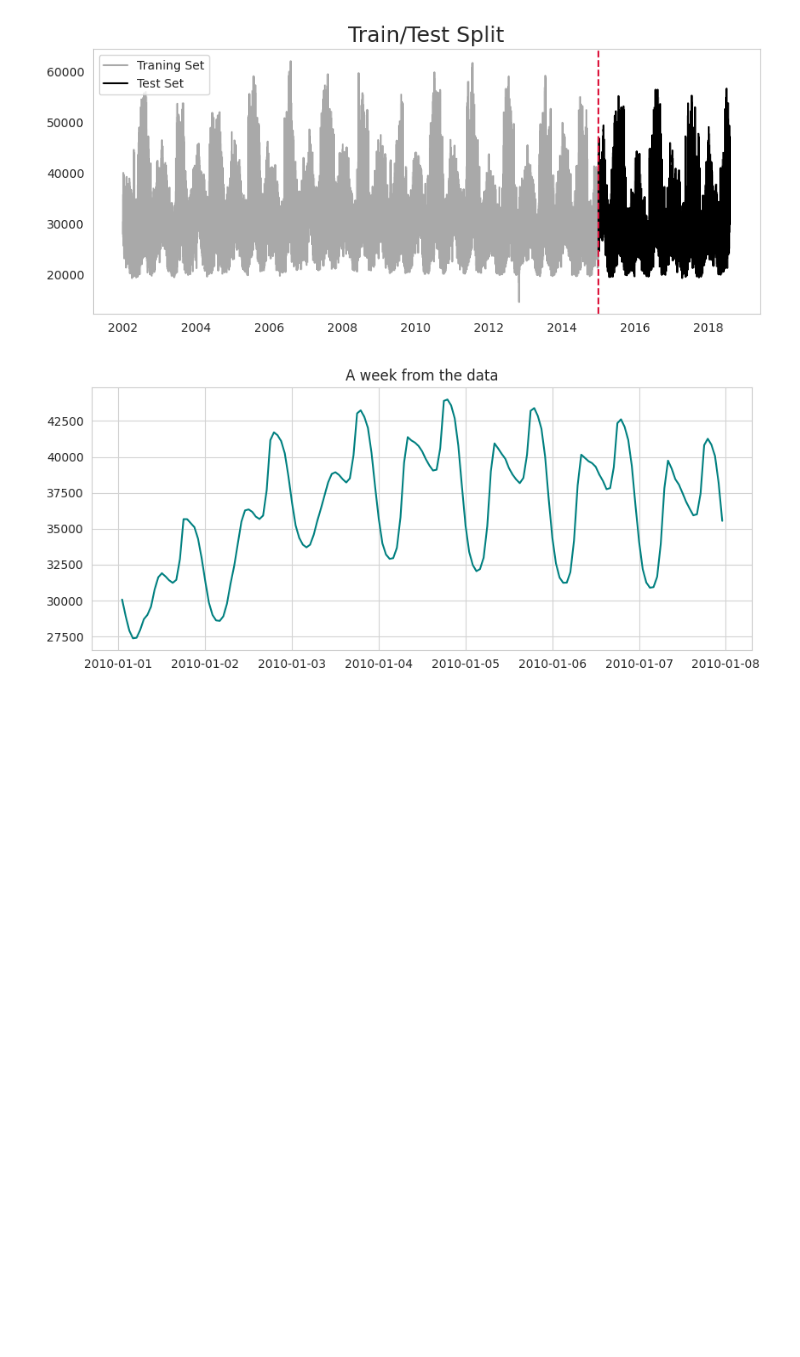
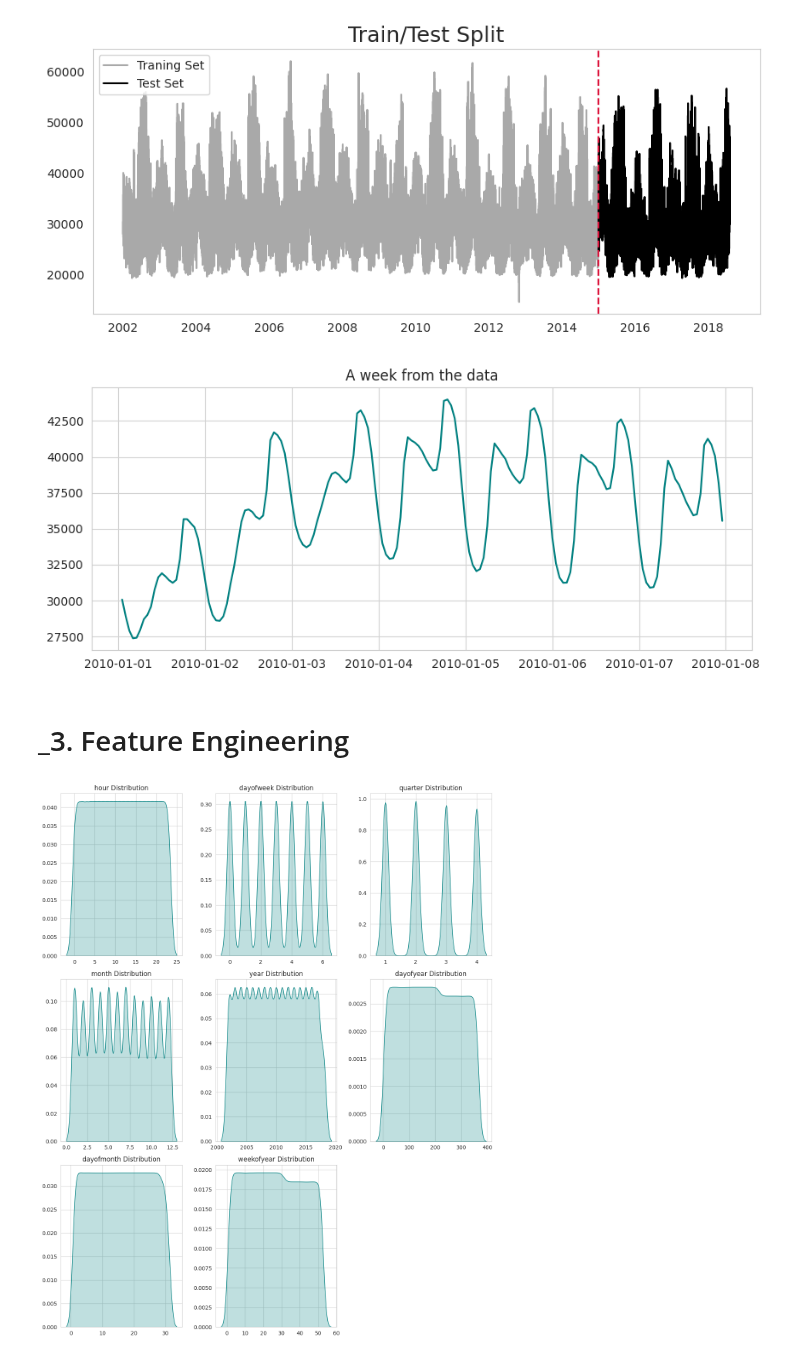
Before and after one commit to mohamedyosef101/learning_area, a Jupyter notebook: Time Series/energy_consumption.ipynb, the cells around one changed output. Saved outputs shown, nothing was run; the diff lists cells and outputs as text; code cells hidden in the pictures; blank space fills up the shorter version.

Commit message:
Target vs Features

```diff
--- a/Time Series/energy_consumption.ipynb
+++ b/Time Series/energy_consumption.ipynb
@@ -103,3 +103,36 @@ plt.title("A week from the data")
 plt.show()
 # %% [output]
 [figure]
+# %% [markdown]
+# _3. Feature Engineering
+# %%
+def create_features(df):
+    """
+    Create time series features based on time series index.
+    """
+    df = df.copy()
+    df['hour'] = df.index.hour
+    df['dayofweek'] = df.index.dayofweek
+    df['quarter'] = df.index.quarter
+    df['month'] = df.index.month
+    df['year'] = df.index.year
+    df['dayofyear'] = df.index.dayofyear
+    df['dayofmonth'] = df.index.day
+    df['weekofyear'] = df.index.isocalendar().week
+    return df
+# %%
+data = create_features(data)
+# %%
+# Get the distribution of every feature vs. target
+features = data.drop('target', axis=1)
+cols=features.columns
+fig = plt.figure(figsize=(12, 3*len(cols)))
+for i, col in enumerate(cols):
+    ax=fig.add_subplot(5, 3, i+1)
+    sns.kdeplot(data, x=col, axes=ax, color="teal", fill=True)
+    ax.set_title(f"{col} Distribution")
+    ax.set(xlabel=None, ylabel=None)
+fig.tight_layout()
+plt.show()
+# %% [output]
+[figure, added]
```
